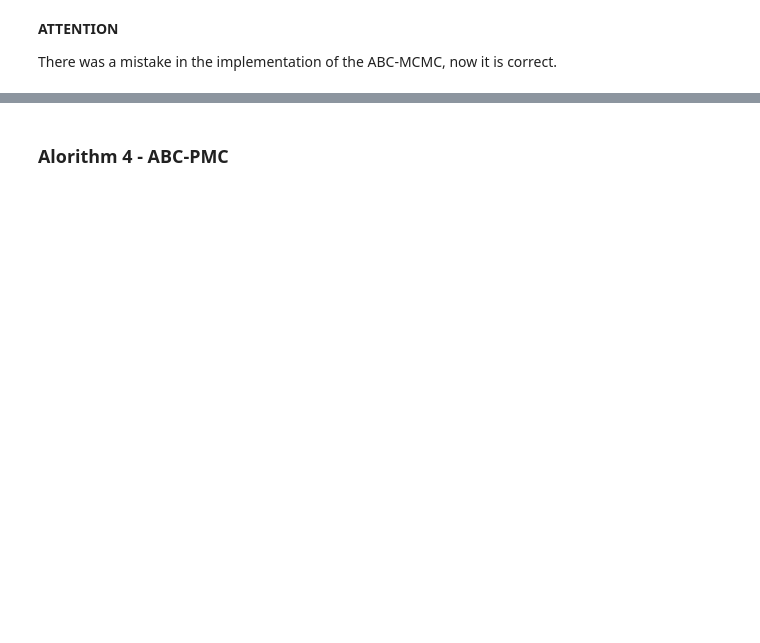
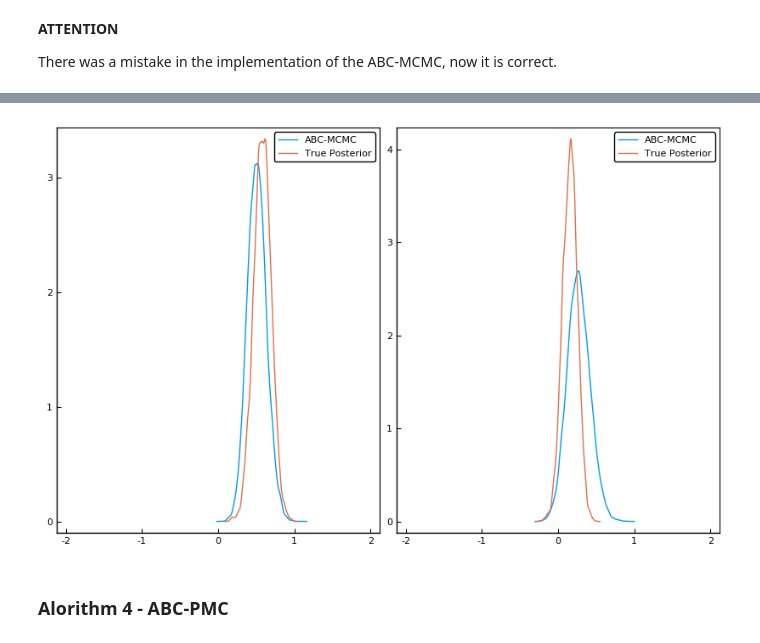
Before and after one commit to davibarreira/Computational_Statistics, a Jupyter notebook: PaperReplication_ABC/ABC methods.ipynb, the cells around one changed output, grey strips where cells are left out. Drawn from its saved outputs; the diff is of its cells as text; code cells hidden in the pictures; blank space fills up the shorter version.

```diff
--- a/PaperReplication_ABC/ABC methods.ipynb
+++ b/PaperReplication_ABC/ABC methods.ipynb
@@ -178,7 +194,7 @@ savefig(s, "./images/ABCmodel1.png")
 x1 = rand()
 x2 = rand() - 0.5
 burnin = 1_000
-steps = 10_000
+steps = 100_000
 C = zeros(steps,2)
 Xprevious   = [0;0]
 
@@ -303,10 +327,12 @@ contour!(gθ1,gθ2, mamvn, fill=false,c=:black,levels=8,
 # %%
 density(theta_mcmc[:,1],normalize=true,xlims=[-2,2],label="ABC-MCMC")
 d1 = density!(θ1_marginal,label="True Posterior",grid=false,framestyle=:box)
 density(theta_mcmc[:,2],normalize=true,xlims=[-2,2],label="ABC-MCMC")
-d2 = density!(θ2_marginal,label="True Posterior",grid=false, framestyle=:box)
+d2 = density!(θ2_marginal,label="True Posterior",grid=false, framestyle=:box,xlab)
 s = plot(d1,d2,layout=2,size=(800,500))
 savefig(s, "./images/ABC-MCMC.png")
+# %% [output]
+[figure, added]
 # %% [markdown]
 ### **Alorithm 4** - ABC-PMC
 # %%
```
Also changed, not shown: parts of 22 cells of this notebook, 9 other files.
